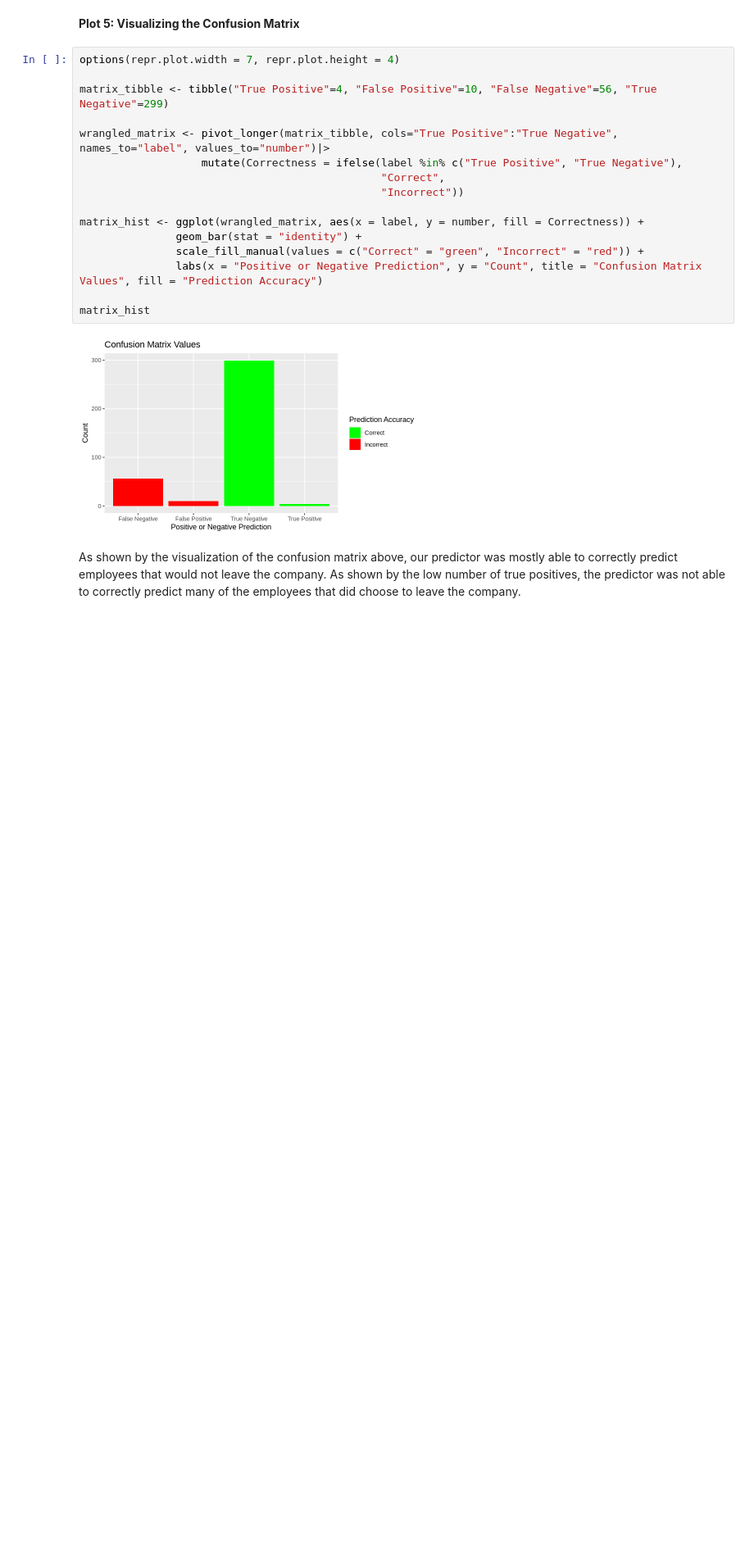
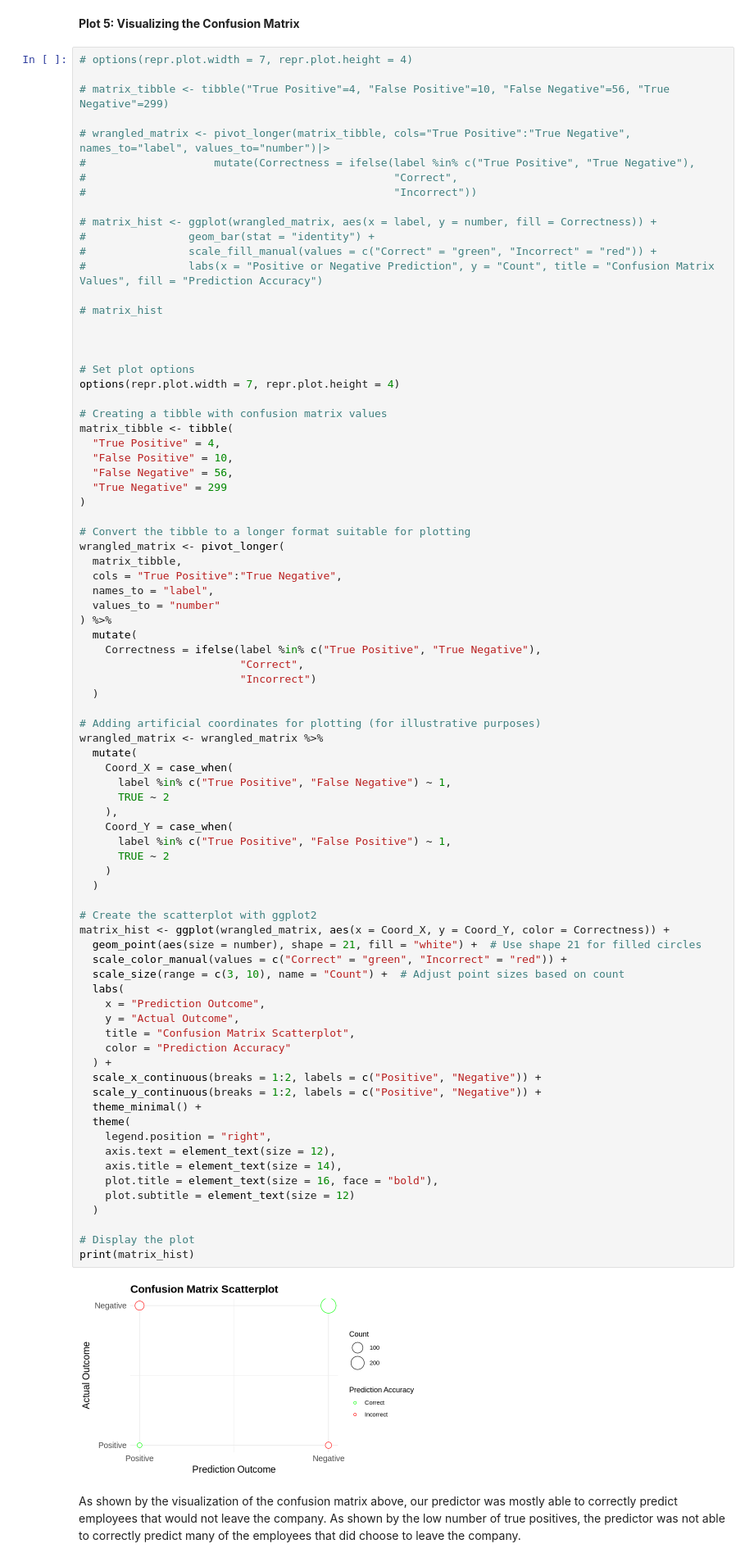
Before and after one commit to Chadha-Bhavya/DSCI-100-Group-Project, a Jupyter notebook: Group_project_report.ipynb, the cells around one changed output. Shown at 82% size. Cells and saved outputs as stored; diff of their text form; blank space fills up the shorter version.

```diff
--- a/Group_project_report.ipynb
+++ b/Group_project_report.ipynb
@@ -304,23 +304,87 @@ As shown in plots 3 and 4 above, our prediction falsely estimated that many of t
 # %% [markdown]
 **Plot 5: Visualizing the Confusion Matrix**
 # %%
+# options(repr.plot.width = 7, repr.plot.height = 4)
+
+# matrix_tibble <- tibble("True Positive"=4, "False Positive"=10, "False Negative"=56, "True Negative"=299)
+
+# wrangled_matrix <- pivot_longer(matrix_tibble, cols="True Positive":"True Negative", names_to="label", values_to="number")|>
+#                    mutate(Correctness = ifelse(label %in% c("True Positive", "True Negative"),
+#                                                "Correct",
+#                                                "Incorrect"))
+
+# matrix_hist <- ggplot(wrangled_matrix, aes(x = label, y = number, fill = Correctness)) +
+#                geom_bar(stat = "identity") +
+#                scale_fill_manual(values = c("Correct" = "green", "Incorrect" = "red")) +
+#                labs(x = "Positive or Negative Prediction", y = "Count", title = "Confusion Matrix Values", fill = "Prediction Accuracy")
+
+# matrix_hist
+
+
+
+# Set plot options
 options(repr.plot.width = 7, repr.plot.height = 4)
 
-matrix_tibble <- tibble("True Positive"=4, "False Positive"=10, "False Negative"=56, "True Negative"=299)
+# Creating a tibble with confusion matrix values
+matrix_tibble <- tibble(
+  "True Positive" = 4,
+  "False Positive" = 10,
+  "False Negative" = 56,
+  "True Negative" = 299
+)
 
-wrangled_matrix <- pivot_longer(matrix_tibble, cols="True Positive":"True Negative", names_to="label", values_to="number")|>
-                   mutate(Correctness = ifelse(label %in% c("True Positive", "True Negative"),
-                                               "Correct",
-                                               "Incorrect"))
+# Convert the tibble to a longer format suitable for plotting
+wrangled_matrix <- pivot_longer(
+  matrix_tibble,
+  cols = "True Positive":"True Negative",
+  names_to = "label",
+  values_to = "number"
+) %>%
+  mutate(
+    Correctness = ifelse(label %in% c("True Positive", "True Negative"),
+                         "Correct",
+                         "Incorrect")
+  )
 
-matrix_hist <- ggplot(wrangled_matrix, aes(x = label, y = number, fill = Correctness)) +
-               geom_bar(stat = "identity") +
-               scale_fill_manual(values = c("Correct" = "green", "Incorrect" = "red")) +
-               labs(x = "Positive or Negative Prediction", y = "Count", title = "Confusion Matrix Values", fill = "Prediction Accuracy")
+# Adding artificial coordinates for plotting (for illustrative purposes)
+wrangled_matrix <- wrangled_matrix %>%
+  mutate(
+    Coord_X = case_when(
+      label %in% c("True Positive", "False Negative") ~ 1,
+      TRUE ~ 2
+    ),
+    Coord_Y = case_when(
+      label %in% c("True Positive", "False Positive") ~ 1,
+      TRUE ~ 2
+    )
+  )
 
-matrix_hist
+# Create the scatterplot with ggplot2
+matrix_hist <- ggplot(wrangled_matrix, aes(x = Coord_X, y = Coord_Y, color = Correctness)) +
+  geom_point(aes(size = number), shape = 21, fill = "white") +  # Use shape 21 for filled circles
+  scale_color_manual(values = c("Correct" = "green", "Incorrect" = "red")) +
+  scale_size(range = c(3, 10), name = "Count") +  # Adjust point sizes based on count
+  labs(
+    x = "Prediction Outcome",
+    y = "Actual Outcome",
+    title = "Confusion Matrix Scatterplot",
+    color = "Prediction Accuracy"
+  ) +
+  scale_x_continuous(breaks = 1:2, labels = c("Positive", "Negative")) +
+  scale_y_continuous(breaks = 1:2, labels = c("Positive", "Negative")) +
+  theme_minimal() +
+  theme(
+    legend.position = "right",
+    axis.text = element_text(size = 12),
+    axis.title = element_text(size = 14),
+    plot.title = element_text(size = 16, face = "bold"),
+    plot.subtitle = element_text(size = 12)
+  )
+
+# Display the plot
+print(matrix_hist)
 # %% [output]
-[figure, old version]
+[figure, new version]
 # %% [markdown]
 As shown by the visualization of the confusion matrix above, our predictor was mostly able to correctly predict employees that would not leave the company. As shown by the low number of true positives, the predictor was not able to correctly predict many of the employees that did choose to leave the company.
 # %% [markdown]
```
Also changed, not shown: parts of 2 cells of this notebook.
